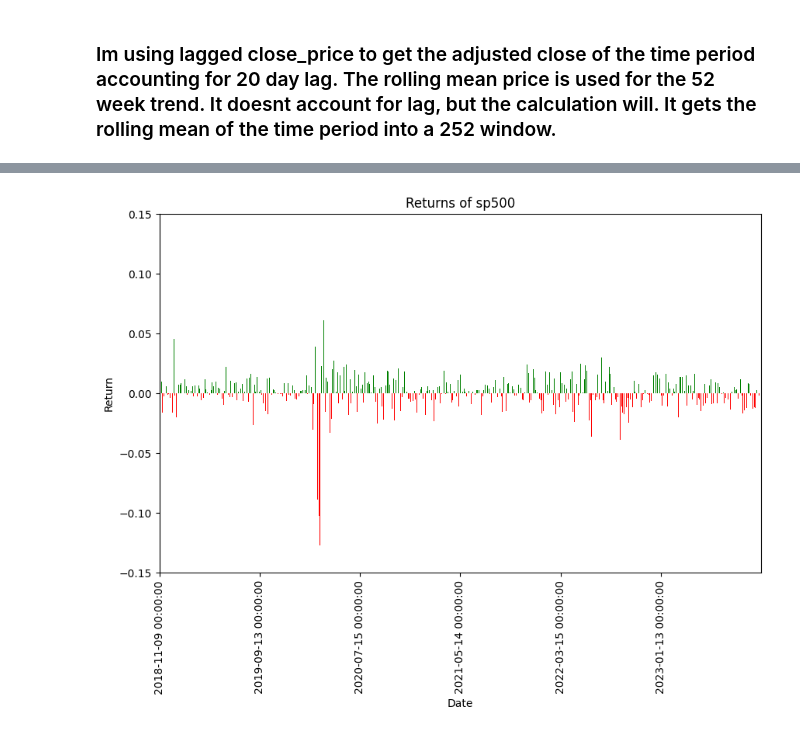
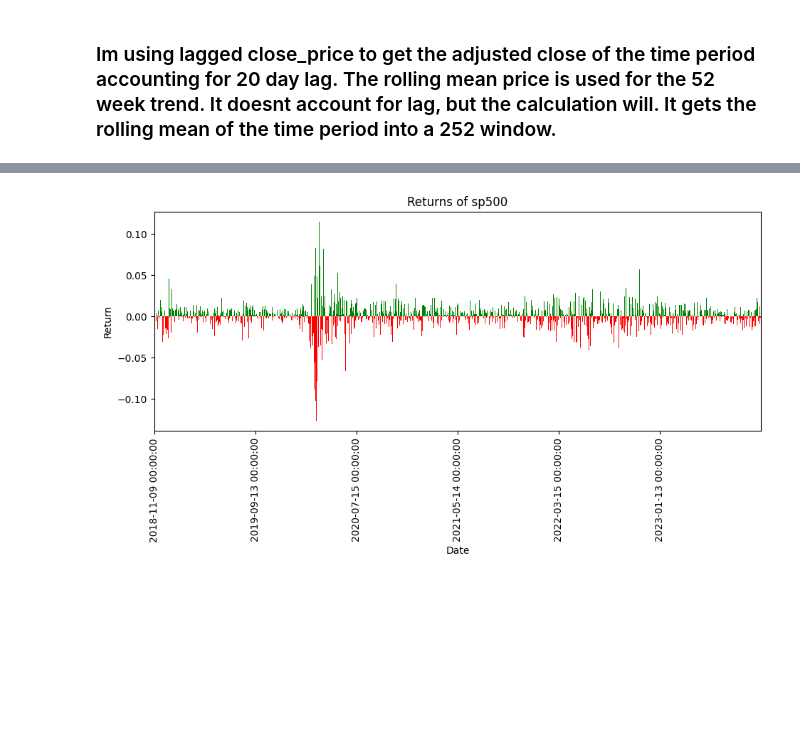
Before and after one commit to CCNY-Analytics-and-Quant/Quantative-Finance-Repo, a Jupyter notebook: Final-Project/workbooks/JB_draft/final_project.ipynb, the cells around one changed output, grey strips where cells are left out. Cells and saved outputs as stored; diff of their text form; code cells hidden in the pictures; blank space fills up the shorter version.

```diff
--- a/Final-Project/workbooks/JB_draft/final_project.ipynb
+++ b/Final-Project/workbooks/JB_draft/final_project.ipynb
@@ -172,13 +183,12 @@ plt.show()
 # %%
 graphing_sp500 = pd.DataFrame(returns.mean(axis=1))
 graphing_sp500.columns = ['Returns']
 
 colors = ['r' if m < 0 else 'g' for m in graphing_sp500.Returns]
-graphing_sp500.plot.bar(figsize=(10,6), y='Returns',color=colors, legend=False)
+graphing_sp500.plot.bar(figsize=(11,4), y='Returns',color=colors, legend=False,width = 1.3)
 plt.locator_params(axis='x', nbins=6)
-plt.ylim(-.15,.15)
 plt.ylabel('Return')
 plt.title('Returns of sp500')
 plt.show()
 # %% [output]
-[figure, old version]
+[figure, new version]
```
Also changed, not shown: parts of 10 cells of this notebook.
